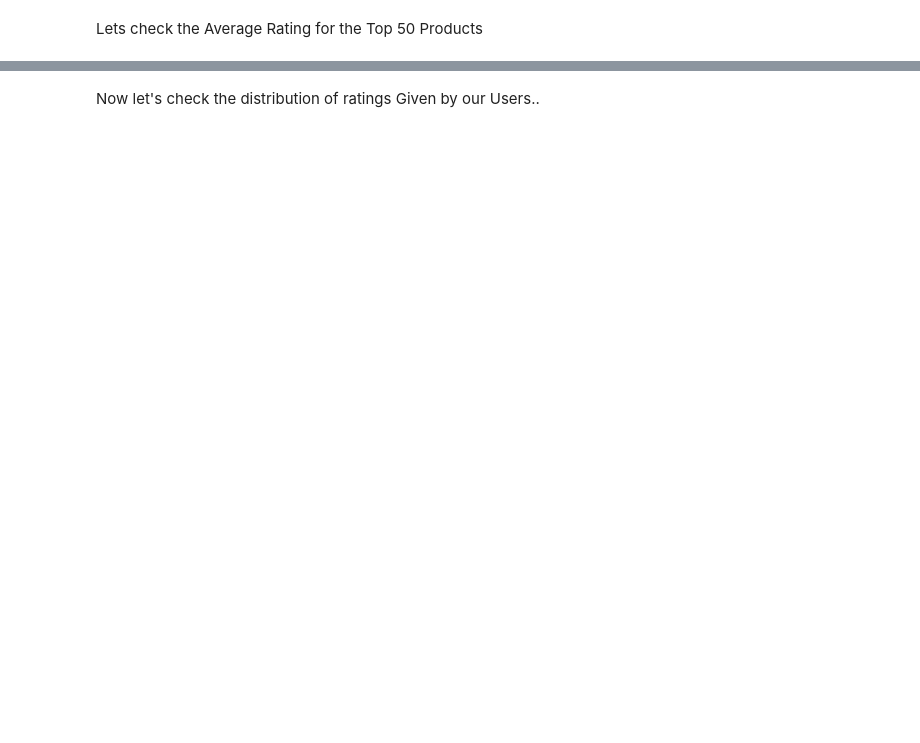
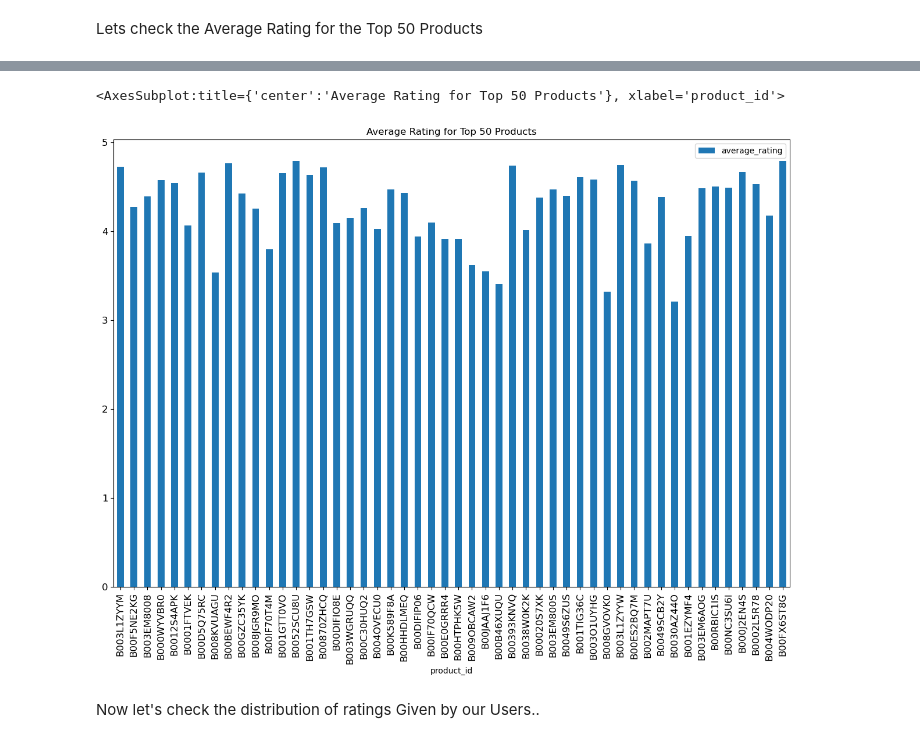
Before and after one commit to amirhossein-yousefi/Recommendation_System, a Jupyter notebook: Recommendation System Using MXNET on AWS Sagemaker.ipynb, the cells around one changed output, grey strips where cells are left out. Drawn from its saved outputs; the diff is of its cells as text; code cells hidden in the pictures; blank space fills up the shorter version.

```diff
--- a/Recommendation System Using MXNET on AWS Sagemaker.ipynb
+++ b/Recommendation System Using MXNET on AWS Sagemaker.ipynb
@@ -109,2 +161,7 @@ Let's now check the top 50 Products in terms of reviews which will give us an in
 # %% [markdown]
 Lets check the Average Rating for the Top 50 Products
+# %%
+df2=df.groupby(['product_id'])
+list_product_rating=[]
+for product,y in df2:
+    list_product_rating.append({'product_id':product,'average_rating':y['star_rating'].mean(),'review_count':y.shape[0]})
@@ -111,2 +185,10 @@ Lets check the Average Rating for the Top 50 Products
+# %%
+df_avg_rating=pd.DataFrame(list_product_rating)
+df_avg_rating_sorted=df_avg_rating.sort_values(by='review_count',ascending=False)
+# %%
+df_avg_rating_sorted[['product_id','average_rating']][:50].plot(kind='bar',x='product_id',title='Average Rating for Top 50 Products',figsize=(15,10),legend=True,fontsize=12)
+# %% [output]
+<AxesSubplot:title={'center':'Average Rating for Top 50 Products'}, xlabel='product_id'>
+[figure, added]
 # %% [markdown]
 Now let's check the distribution of ratings Given by our Users..
```
Also changed, not shown: parts of 23 cells of this notebook, 1 other file.
